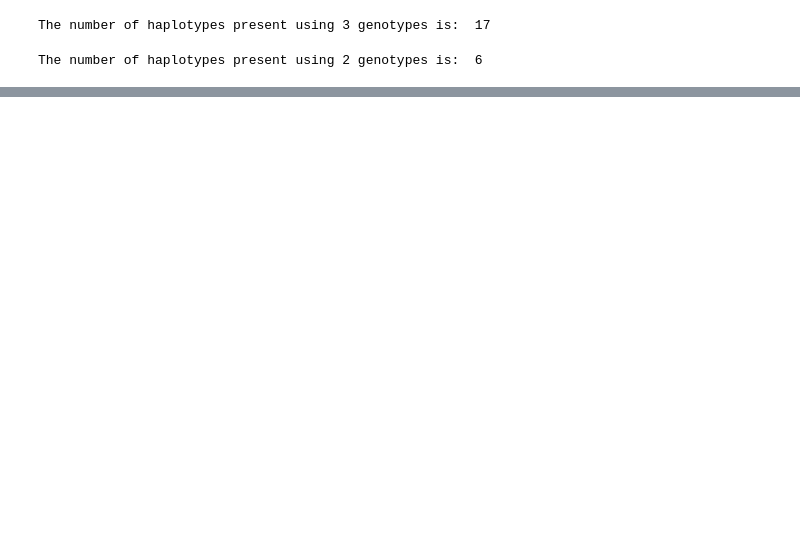
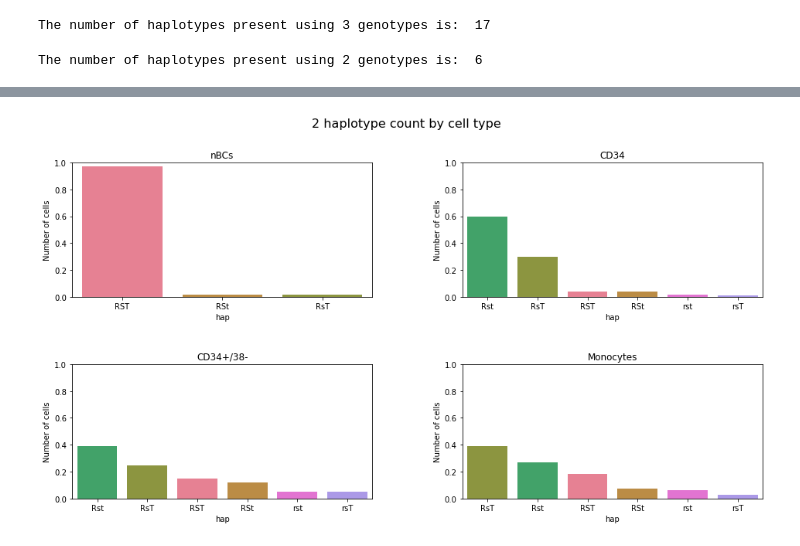
Before and after one commit to AnnatinaSchnegg/AS_amplicons, a Jupyter notebook: Code/Haplotype analysis for RN.ipynb, the cells around one changed output, grey strips where cells are left out. Cells and saved outputs as stored; diff of their text form; code cells hidden in the pictures; blank space fills up the shorter version.

```diff
--- a/Code/Haplotype analysis for RN.ipynb
+++ b/Code/Haplotype analysis for RN.ipynb
@@ -184,11 +211,11 @@ count = -1
 
 for cell in celltypes:
     count += 1
-    ax[count] = geno_assign2.loc[geno_assign2['Cell_type'].isin([cell])]['haplotype'].value_counts().plot(kind = 'bar', ax = ax[count])
+    ax[count] = geno_assign2.loc[geno_assign2['Cell_type'].isin([cell])]['hap'].value_counts().plot(kind = 'bar', ax = ax[count])
     ax[count].set_title(str(cell))
     ax[count].set_ylabel('Number of cells')
 
-fig.suptitle('2 haplotype frequency by cell type', fontsize=16)
+fig.suptitle('2 haplotype count by cell type', fontsize=16)
 fig.savefig('../Results/Haplotypes/Haplotype2_freq_celltype.png',dpi=300)
 plt.close() #Plot just goes to file and isn't displayed
 # %%
@@ -250,0 +251,24 @@ test
+# %%
+#Plot two haplotype data - second method
+fig, axes = plt.subplots(2,2, figsize = (16,8))
+fig.subplots_adjust(hspace = 0.5, wspace=.3)
+ax = axes.ravel()
+count = -1
+
+for cell in celltypes:
+    count += 1
+
+    a = geno_assign2.loc[geno_assign2['Cell_type'].isin([cell])]['hap'].value_counts().rename_axis('hap').reset_index(name='counts')
+    b = a['counts'].sum()
+    a['proportion'] = a['counts']/b
+
+    ax[count] = sns.barplot(x='hap', y='proportion', data = a, palette = test, ax = ax[count])
+    ax[count].set_title(str(cell))
+    ax[count].set_ylabel('Number of cells')
+    ax[count].set_ylim(0,1)
+
+fig.suptitle('2 haplotype count by cell type', fontsize=16)
+fig.savefig('../Results/Haplotypes/Haplotype2_freq_celltype_colour.png',dpi=300)
+#plt.close() #Plot just goes to file and isn't displayed
+# %% [output]
+[figure, added]
```
Also changed, not shown: parts of 10 cells of this notebook.
